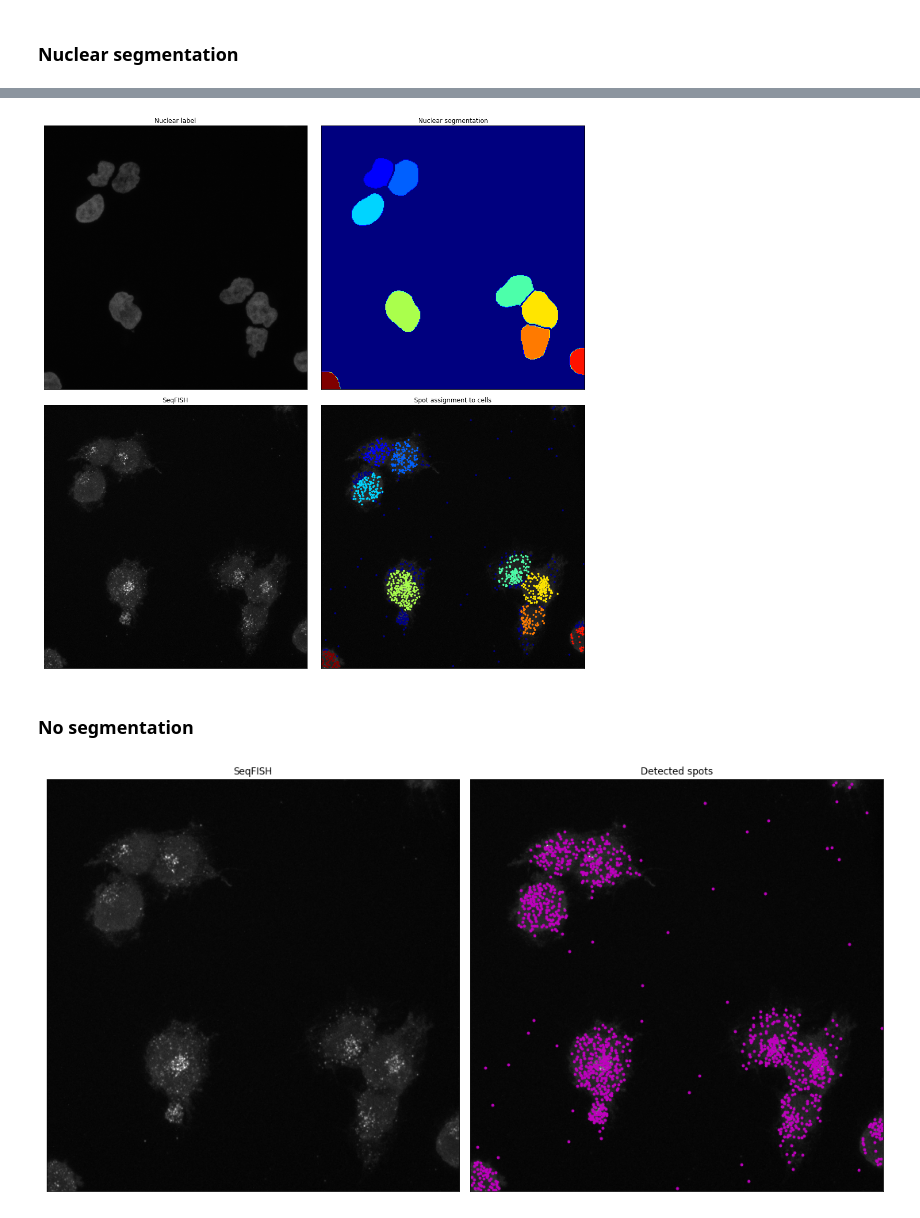
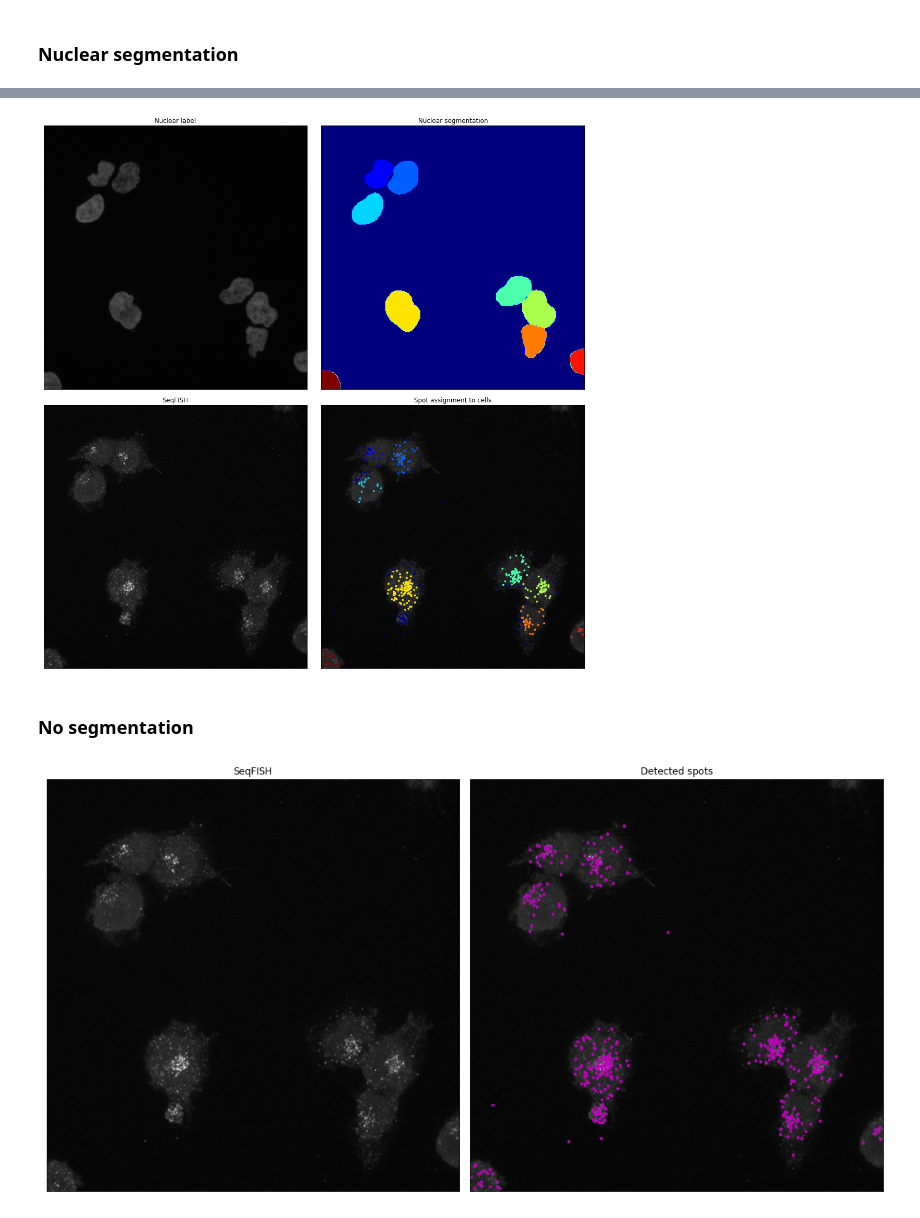
Before and after one commit to vanvalenlab/deepcell-spots, a Jupyter notebook: notebooks/Singleplex FISH Analysis.ipynb, the cells around one changed output, grey strips where cells are left out. Cells and saved outputs as stored; diff of their text form; code cells hidden in the pictures.

```diff
--- a/notebooks/Singleplex FISH Analysis.ipynb
+++ b/notebooks/Singleplex FISH Analysis.ipynb
@@ -138,33 +167,32 @@ WARNING:tensorflow:No training configuration found in save file, so the model wa
 WARNING:tensorflow:No training configuration found in save file, so the model was *not* compiled. Compile it manually.
 # %%
 nuc_pred = app.predict(spots_image=spots_image, segmentation_image=nuc_image, image_mpp=0.15)
+# %%
+df_spots = nuc_pred[0]
+df_intensities = nuc_pred[1]
+segmentation_result = nuc_pred[2]
 # %%
-spot_dict_nuc = nuc_pred[0]['spots_assignment']
-labeled_im_nuc = nuc_pred[0]['cell_segmentation']
-
-coords_new,cmap_list = process_spot_dict(spot_dict_nuc)
-
 fig,ax = plt.subplots(2,2,figsize=(15,15))
 
 ax[0,0].imshow(nuc_image[0,...,0],cmap='gray',vmax=100)
 ax[0,0].set_title('Nuclear label')
-ax[0,1].imshow(labeled_im_nuc[0,...,0],cmap='jet')
+ax[0,1].imshow(segmentation_result[0,...,0],cmap='jet')
 ax[0,1].set_title('Nuclear segmentation')
 ax[1,0].imshow(spots_image[0,...,0],cmap='gray',vmax=100)
 ax[1,0].set_title('SeqFISH')
 ax[1,1].imshow(spots_image[0,...,0],cmap='gray',vmax=100)
-ax[1,1].scatter(coords_new[:,1],coords_new[:,0],c=cmap_list,cmap='jet', s=8)
+ax[1,1].scatter(df_spots.y, df_spots.x,c=df_spots.cell_id,cmap='jet', s=8)
 ax[1,1].set_title('Spot assignment to cells')
 
 for i in range(np.shape(ax)[0]):
     for ii in range(np.shape(ax)[1]):
         ax[i,ii].set_xticks([])
         ax[i,ii].set_yticks([])
 
 plt.tight_layout()
 plt.show()
 # %% [output]
-[figure, old version]
+[figure, new version]
 # %% [markdown]
 ### No segmentation
 # %%
@@ -178,7 +209,7 @@ fig,ax = plt.subplots(1,2,figsize=(15,15))
 ax[0].imshow(spots_image[0,...,0],cmap='gray',vmax=100)
 ax[0].set_title('SeqFISH')
 ax[1].imshow(spots_image[0,...,0],cmap='gray',vmax=100)
-ax[1].scatter(spots_pred[0][:,1], spots_pred[0][:,0], c='m', s=8)
+ax[1].scatter(df_spots.y, df_spots.x,c='m', s=8)
 ax[1].set_title('Detected spots')
 
 for i in range(np.shape(ax)[0]):
@@ -188,4 +219,4 @@ for i in range(np.shape(ax)[0]):
 plt.tight_layout()
 plt.show()
 # %% [output]
-[figure, old version]
+[figure, new version]
```
Also changed, not shown: parts of 7 cells of this notebook, 16 other files.
